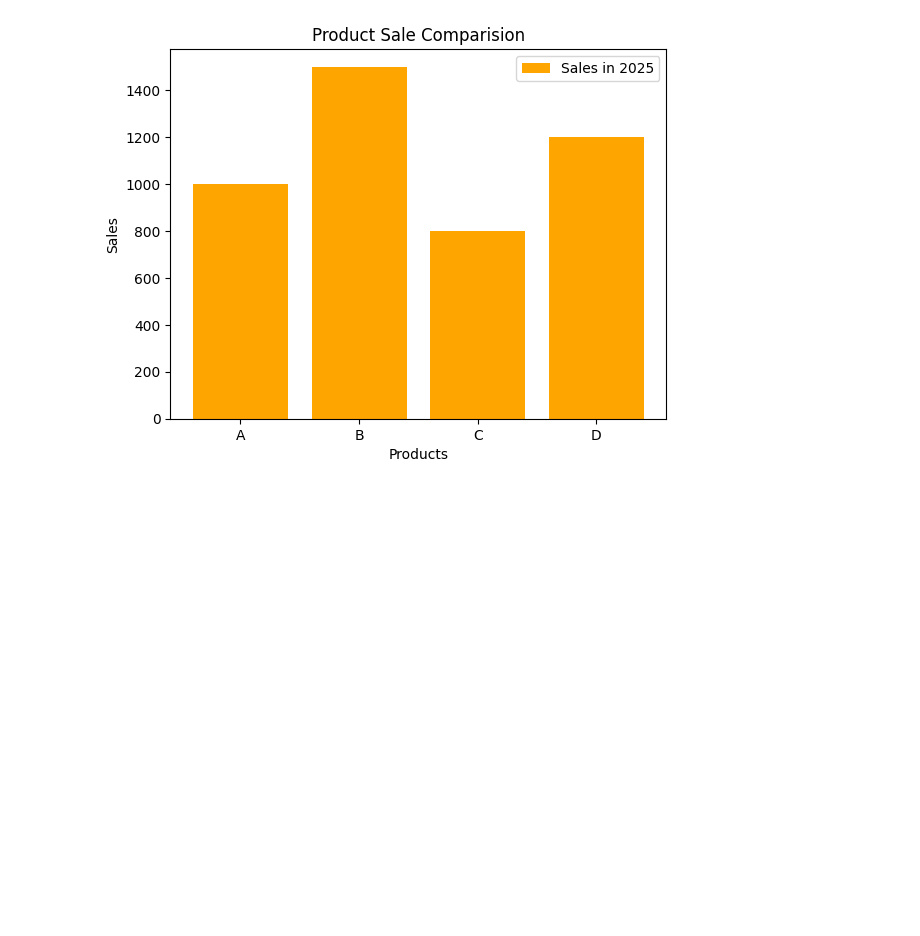
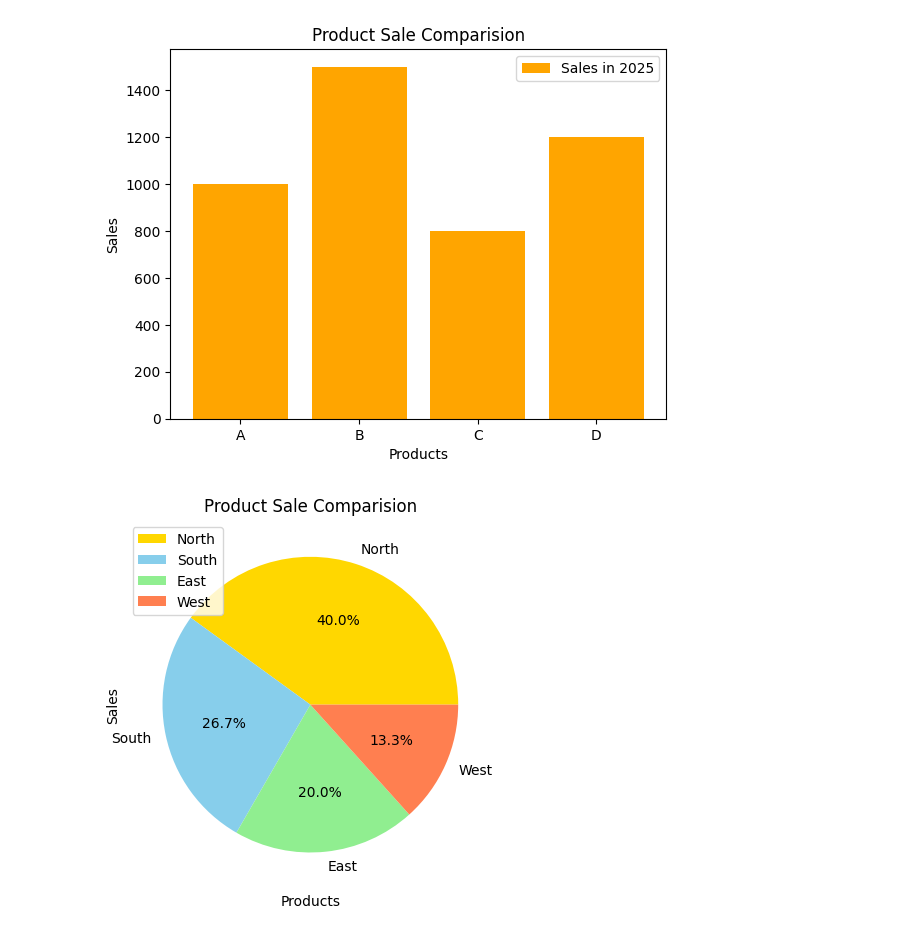
Before and after one commit to sangitgyawali/learning_matplotlib, a Jupyter notebook: plotfunctions.ipynb, the cells around one changed output. Drawn from its saved outputs; the diff is of its cells as text; code cells hidden in the pictures; blank space fills up the shorter version.

Commit message:
Pie Chart in matplotlib

```diff
--- a/plotfunctions.ipynb
+++ b/plotfunctions.ipynb
@@ -31,3 +31,18 @@ plt.legend()
 plt.show()
 # %% [output]
 [figure]
+# %%
+# Plotting Pie chart in matplotlib
+import matplotlib.pyplot as plt
+
+regions = ['North', 'South', 'East', 'West']
+revenue = [3000, 2000, 1500, 1000]
+
+plt.pie(revenue, labels=regions, autopct='%1.1f%%', colors=['gold', 'skyblue', 'lightgreen', 'coral'])
+plt.xlabel('Products')
+plt.ylabel('Sales')
+plt.title('Product Sale Comparision')
+plt.legend()
+plt.show()
+# %% [output]
+[figure, added]
```
